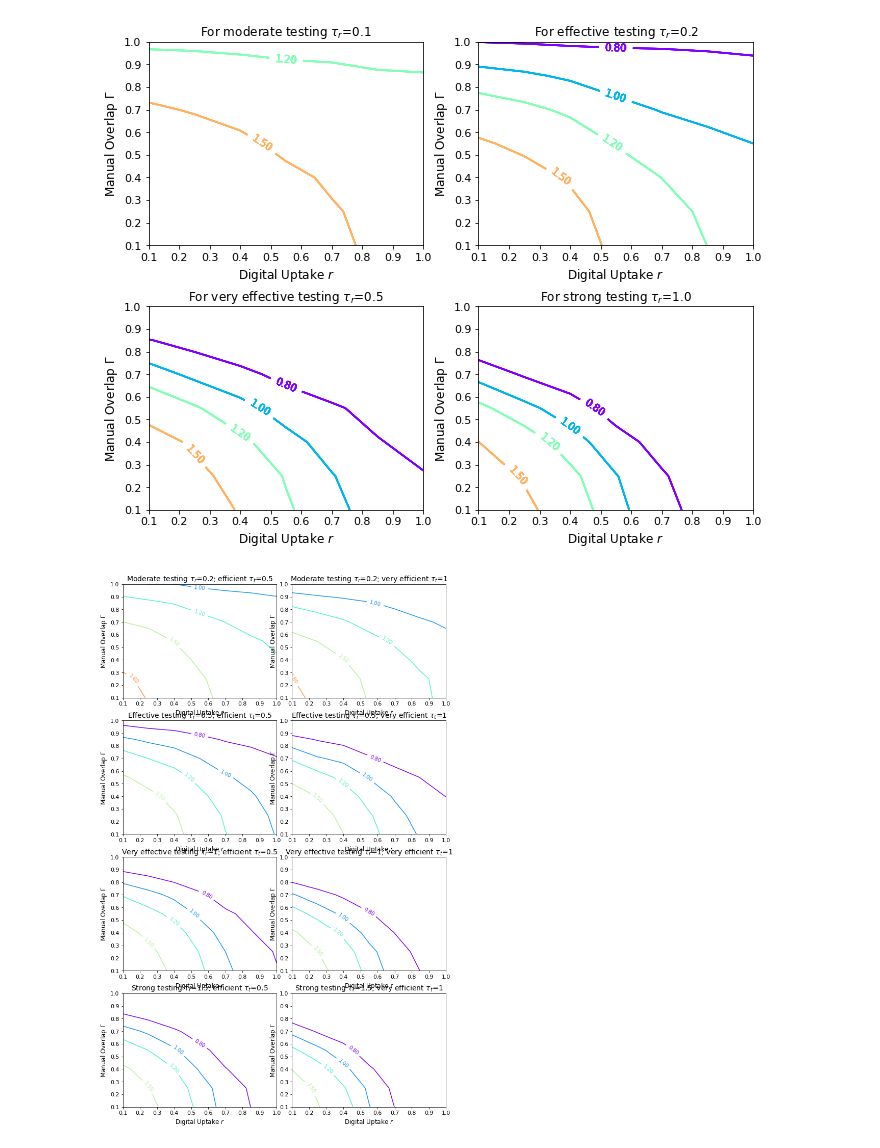
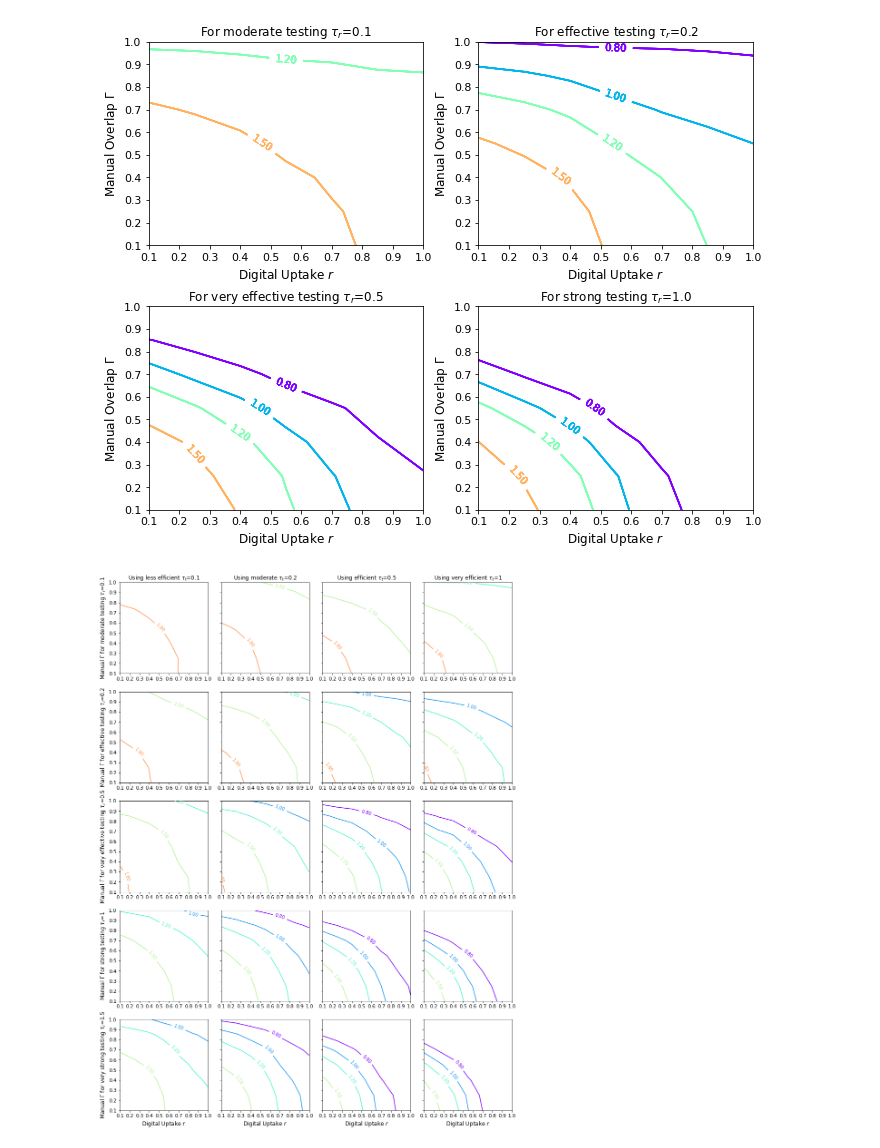
Before and after one commit to andrei-rusu/contact-tracing-model, a Jupyter notebook: notebooks/PlotResults.ipynb, the cells around one changed output. Cells and saved outputs as stored; diff of their text form; code cells hidden in the pictures.

```diff
--- a/notebooks/PlotResults.ipynb
+++ b/notebooks/PlotResults.ipynb
@@ -2090,22 +2042,22 @@ sts20 = al[2]
 
 contour = True
 projection = {} if contour else {'projection':'3d'}
-figs_on_len = 4 if contour else 2
+figs_on_len = 5 if contour else 2
 
 import matplotlib.pyplot as plt
 uptakes = overlaps = sorted(sts10.keys())
-tauts = [.5, 1] if contour else [.1, .2, .5]
-taurs = [.2, .5, 1, 1.5]
-fig, ax = plt.subplots(figs_on_len, 2, figsize=(11, 15), subplot_kw=projection)
-fig.subplots_adjust(top=.95, bottom=0, left=0, right=.8, hspace=0.2, wspace=.1)
+tauts = [.1, .2, .5, 1] if contour else [.1, .2, .5]
+taurs = [.1, .2, .5, 1, 1.5]
+fig, ax = plt.subplots(figs_on_len, 4, figsize=(15, 17), sharey=True, subplot_kw=projection)
+fig.subplots_adjust(top=.95, bottom=0, left=0, right=.8, hspace=0.2, wspace=.15)
 colors = plt.cm.rainbow(np.linspace(0, 1, 3))
 # plt.patch.set_facecolor('lightgrey')
 
 
 X, Y = np.meshgrid(uptakes, overlaps)
 
-test_type = {0.05: 'Less effective', 0.2: 'Moderate', 0.5: 'Effective', 1: 'Very effective', 1.5: 'Strong'}
-tr_type = {.1: 'less effective', .2: 'moderate', .5: 'efficient', 1: 'very efficient'}
+test_type = {0.05: 'Less effective', 0.1: 'Moderate', 0.2: 'Effective', .5: 'Very effective', 1: 'Strong', 1.5: 'Very strong'}
+tr_type = {.1: 'less efficient', .2: 'moderate', .5: 'efficient', 1: 'very efficient'}
 
 for i, taur in enumerate(taurs):
     rate0_10 = sts10[1][1][0][taur][metric][0][key_to_plot]
@@ -2143,38 +2095,39 @@ for i, taur in enumerate(taurs):
     #             ax[i][0].tick_params(axis='both', which='major', labelsize=12)
     #             ax[i][0].tick_params(axis='both', which='major', labelsize=12)
     #             ax[i][0].legend(loc='lower right', bbox_to_anchor=(0.5, 0.02, 0.5, 0.5), prop={'size': 10}, frameon=False)
 
 
         if not contour:
             j = int(i / 2)
             l = int(i % 2)
             surf = ax[j][l].plot_surface(X, Y, to_plot_20, label=r'$\tau_t = $'+str(taut), color=colors[t], alpha=.8)
             surf._facecolors2d = surf._facecolor3d
             surf._edgecolors2d = surf._edgecolor3d
             ax[j][l].set_zlabel(r'$R$ during Week 1')
             ax[j][l].set_zlim(0, 3.2)
         else:
             j = i
             l = t
             levels = [.8, 1, 1.2, 1.5, 1.8, 2]
             colors = plt.cm.rainbow(np.linspace(0, 1, len(levels)))
             CS=ax[j][l].contour(X, Y, to_plot_20, levels=levels, colors=colors)
             ax[j][l].clabel(CS, fontsize=10, inline=1, fmt='%0.2f')
             ax[j][l].set_xticks(np.arange(min(uptakes), max(uptakes)+.1, .1))
 
-        title = test_type[taur] + r' testing $\tau_r$='+str(taur)
-        if contour: title += "; " + tr_type[taut] + r' $\tau_t$=' + str(taut)
-        ax[j][l].set_title(title, fontsize=14)
+        title = ''
+        if contour: title += 'Using ' + tr_type[taut] + r' $\tau_t$=' + str(taut)
+        ax[0][l].set_title(title, fontsize=12)
         ax[j][l].tick_params(axis='both', which='major', labelsize=11)
 #         ax[j][l].legend(loc='upper right', prop={'size': 10}, frameon=False,bbox_to_anchor = (0,0,1,1))
     #     ax[j][l].set_ylim(-50, 1000)
     #     ax[j][l].set_ylim(-50, 1000)
-        ax[j][l].set_xlabel(r'Digital Uptake $r$', fontsize=12)
-        ax[j][l].set_ylabel(r'Manual Overlap $\Gamma$', fontsize=12)
+        ax[-1][l].set_xlabel(r'Digital Uptake $r$', fontsize=12)
+        ax[j][0].set_ylabel(fr'Manual $\Gamma$ for {test_type[taur].lower()} testing $\tau_r$={taur}', fontsize=12)
+#         ax[1][l].tick_params(labelleft=False)
 
 from matplotlib import style
 # style.use('seaborn-deep')
-plt.show()
-# plt.savefig('fig/triad-pareto-3d.pdf', format='pdf', bbox_inches = 'tight')
+# plt.show()
+plt.savefig('fig/social-pareto-2d.pdf', format='pdf', bbox_inches = 'tight')
 # %% [output]
-[figure, old version]
+[figure, new version]
```
Also changed, not shown: parts of 8 cells of this notebook, 12 other files.
